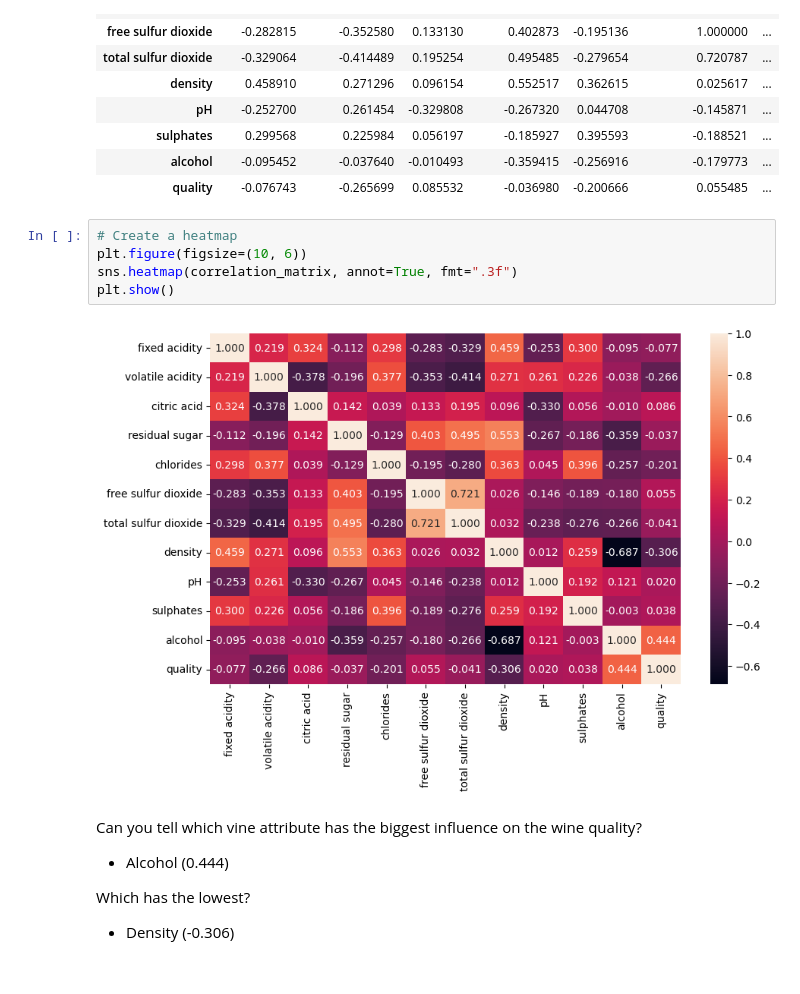
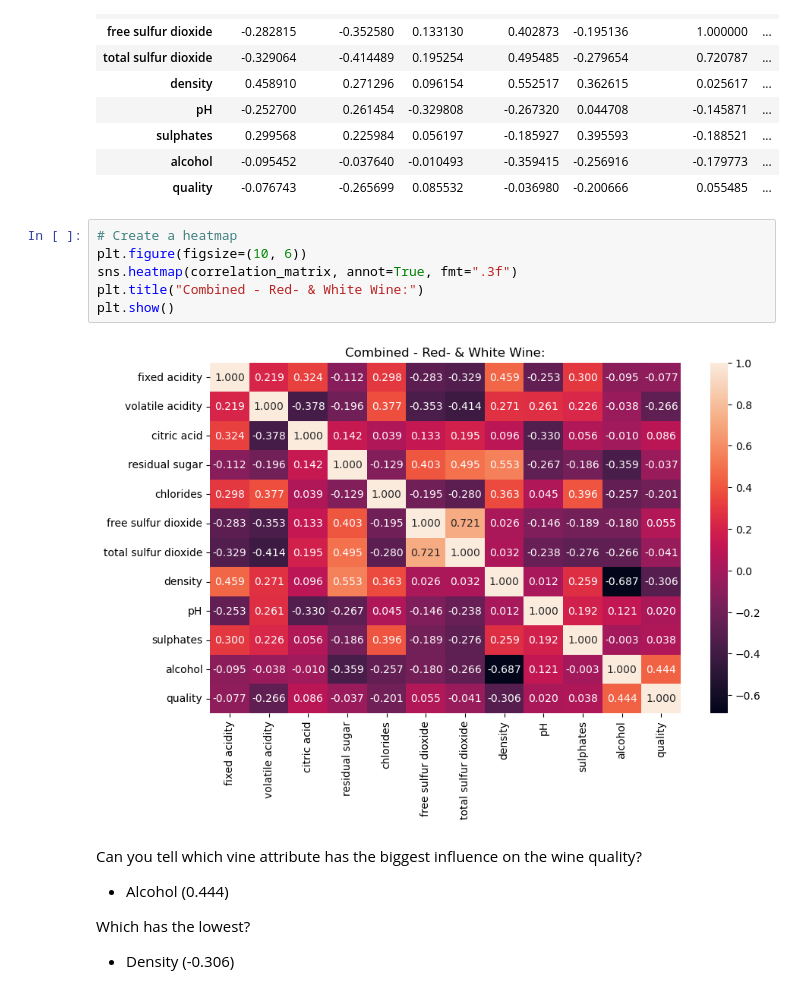
Before and after one commit to cph-oo221/Dat4-BI-MP2, a Jupyter notebook: wine.ipynb, the cells around one changed output. Drawn from its saved outputs; the diff is of its cells as text.

```diff
--- a/wine.ipynb
+++ b/wine.ipynb
@@ -493,10 +472,11 @@ correlation_matrix
 # %%
 # Create a heatmap
 plt.figure(figsize=(10, 6))
 sns.heatmap(correlation_matrix, annot=True, fmt=".3f")
+plt.title("Combined - Red- & White Wine:")
 plt.show()
 # %% [output]
-[figure, old version]
+[figure, new version]
 # %% [markdown]
 Can you tell which vine attribute has the biggest influence on the wine quality?
 * Alcohol (0.444)
```
Also changed, not shown: parts of 28 cells of this notebook.
